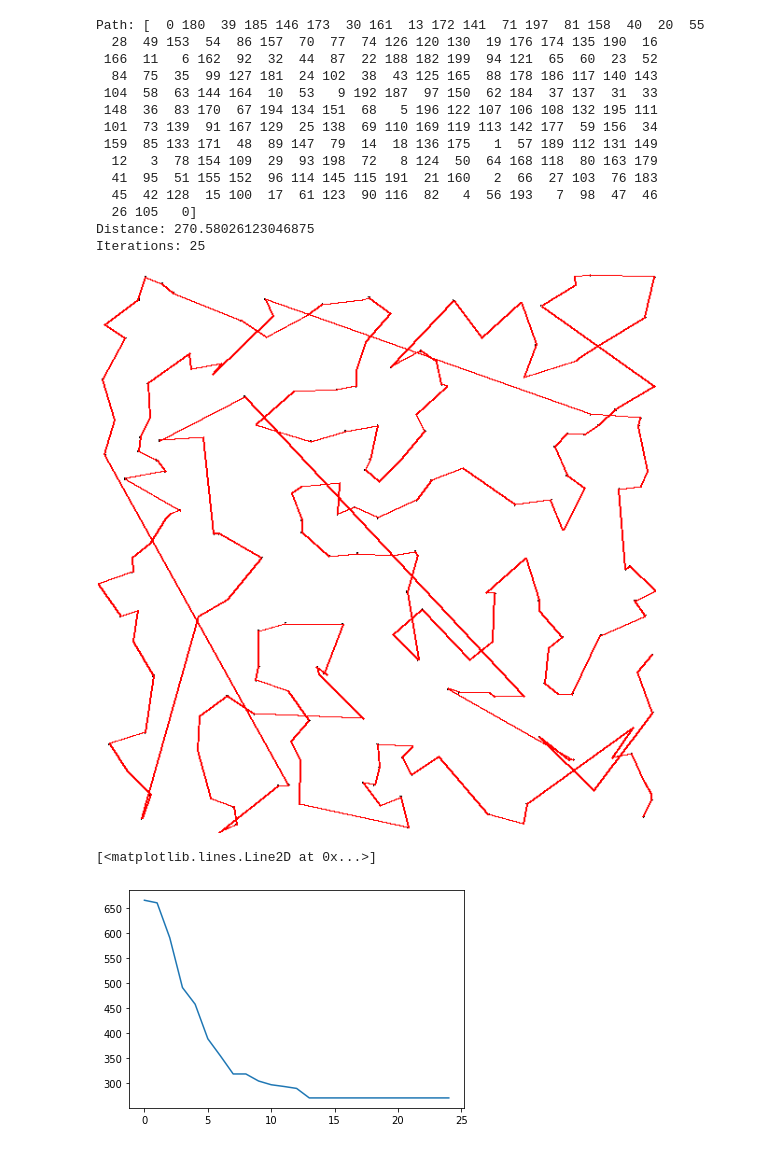
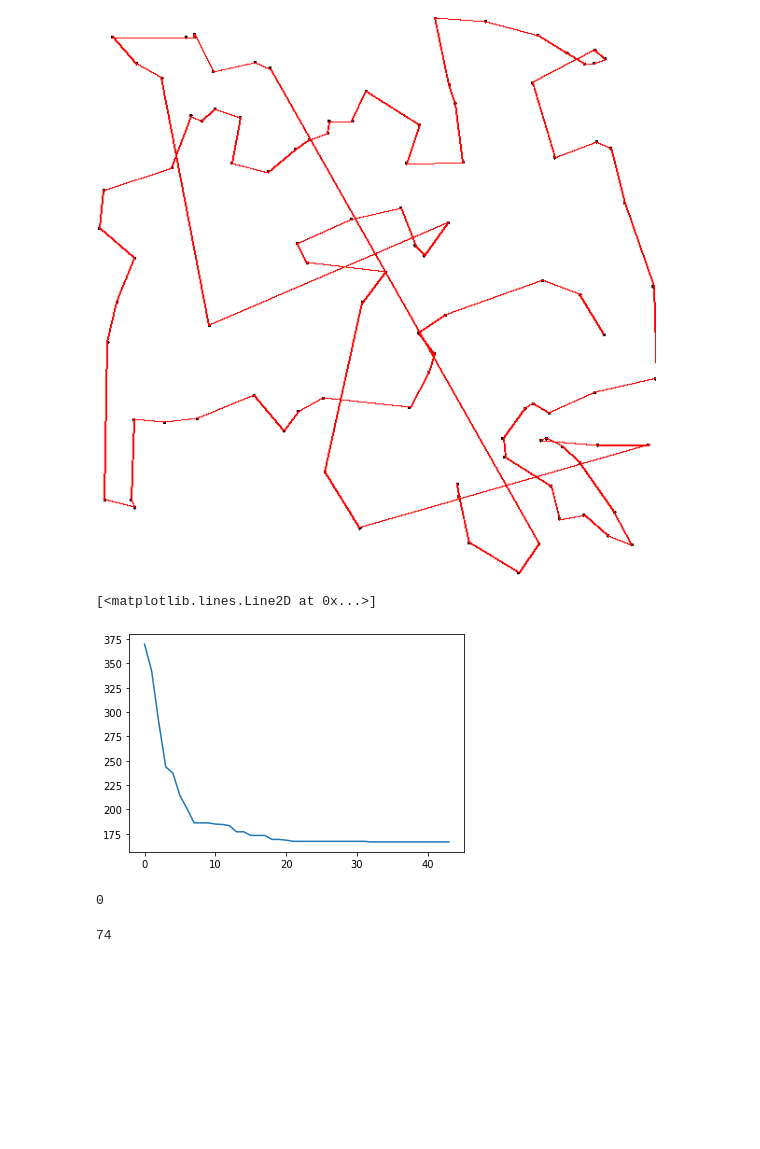
Before and after one commit to 62random/ant-colony-tsp, a Jupyter notebook: src/main.ipynb, the cells around one changed output. Drawn from its saved outputs; the diff is of its cells as text; code cells hidden in the pictures; blank space fills up the shorter version.

```diff
--- a/src/main.ipynb
+++ b/src/main.ipynb
@@ -7,4 +9,4 @@ import matplotlib.pyplot as plt
 # %%
-tsp = TSP(n_nodes=200)
+tsp = TSP(n_nodes=100)
 tsp.render(dim=200)
 # %% [output]
@@ -12,32 +14,33 @@ tsp.render(dim=200)
 # %%
-ant_colony_optimizer = AntColonyOptimizer(tsp, n_ants=100)
-
+ant_colony_optimizer = AntColonyOptimizer(tsp, n_ants=100, evap_rate=0.5, alpha=1, beta=2)
 best_path, distances = ant_colony_optimizer.run(max_iter=100, convergence_steps = 10)
-
 iterations = len(distances)
-
-print("Path: " + str(best_path))
-print("Distance: " + str(distances[-1]))
-print("Iterations: " + str(iterations))
 
 tsp.render(paths=[best_path])
 
 plt.plot(distances)
 # %% [output]
+[figure, new version]
-Path: [  0 180  39 185 146 173  30 161  13 172 141  71 197  81 158  40  20  55
-  28  49 153  54  86 157  70  77  74 126 120 130  19 176 174 135 190  16
- 166  11   6 162  92  32  44  87  22 188 182 199  94 121  65  60  23  52
-  84  75  35  99 127 181  24 102  38  43 125 165  88 178 186 117 140 143
- 104  58  63 144 164  10  53   9 192 187  97 150  62 184  37 137  31  33
- 148  36  83 170  67 194 134 151  68   5 196 122 107 106 108 132 195 111
- 101  73 139  91 167 129  25 138  69 110 169 119 113 142 177  59 156  34
- 159  85 133 171  48  89 147  79  14  18 136 175   1  57 189 112 131 149
-  12   3  78 154 109  29  93 198  72   8 124  50  64 168 118  80 163 179
-  41  95  51 155 152  96 114 145 115 191  21 160   2  66  27 103  76 183
-  45  42 128  15 100  17  61 123  90 116  82   4  56 193   7  98  47  46
-  26 105   0]
-Distance: 270.58026123046875
-Iterations: 25
+[<matplotlib.lines.Line2D at 0x...>]
-[figure, old version]
-[<matplotlib.lines.Line2D at 0x...>]
-[figure, old version]
+[figure, new version]
+# %%
+tsp = TSP(n_nodes=100, height=100, width=100)
+results_df = pd.DataFrame()
+
+results = {}
+for evap in [0.25, 0.5, 0.75]:
+    for alpha in [0.1, 0.5, 1, 2, 10]:
+        results['alpha'] = alpha
+        for beta in [0.1, 0.5, 1, 2, 10]:
+            results['beta'] = beta
+            print(f"{results_df.shape[0]}", end="\r")
+            ant_colony_optimizer = AntColonyOptimizer(tsp, n_ants=10, evap_rate=0.25, alpha=alpha, beta=beta)
+            best_path, distances = ant_colony_optimizer.run(max_iter=100, convergence_steps = 10)
+
+            results['iterations'] = len(distances)
+            results['distance'] = min(distances)
+            results['evap_rate'] = evap
+            results_df = results_df.append(results, ignore_index=True)
+# %% [output]
+0
+74
```
Also changed, not shown: parts of 12 cells of this notebook, 3 other files.
